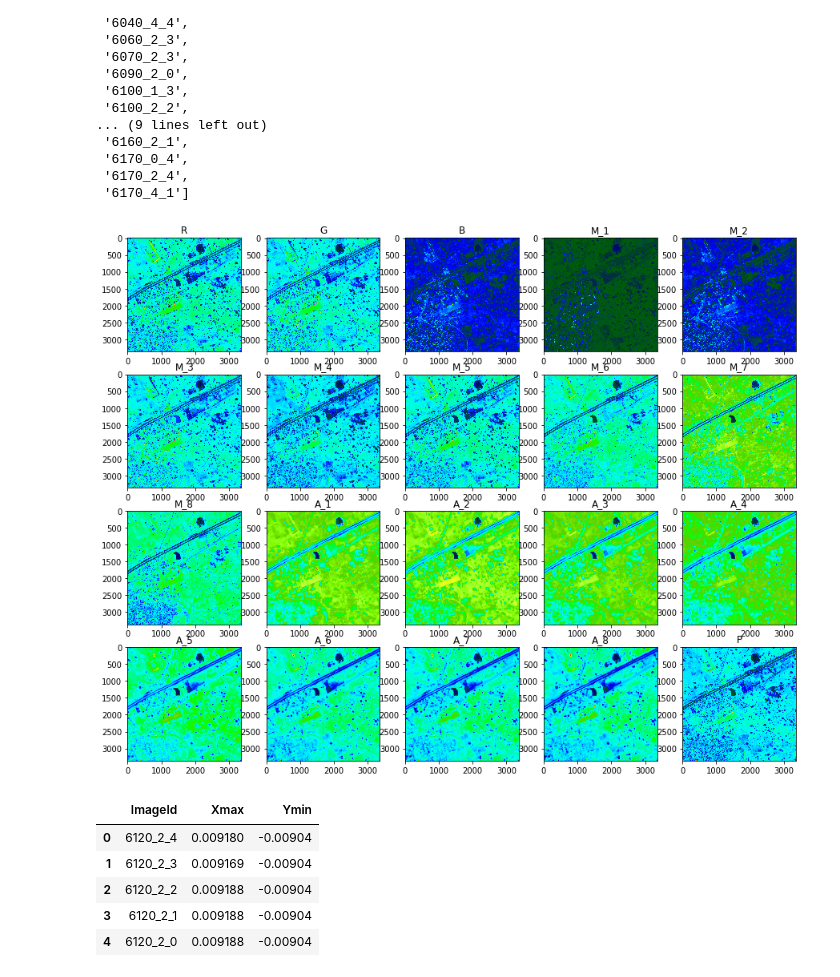
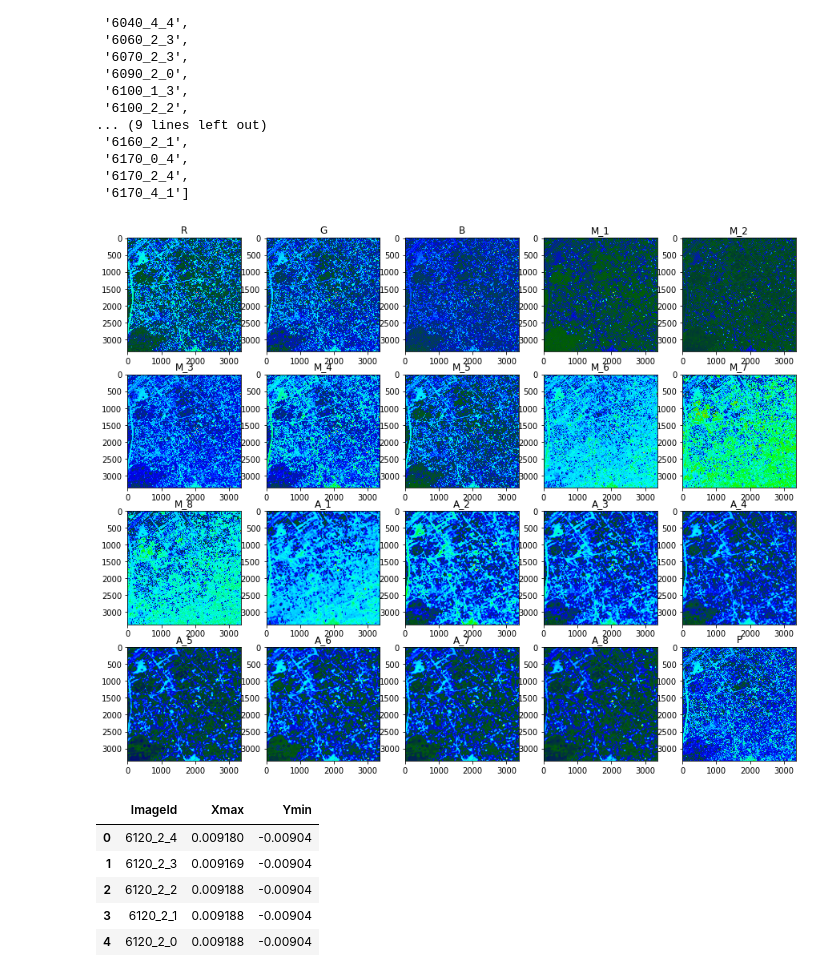
Before and after one commit to aparecidovieira/u-net, a Jupyter notebook: U-net.ipynb, the cells around one changed output. Cells and saved outputs as stored; diff of their text form; code cells hidden in the pictures.

```diff
--- a/U-net.ipynb
+++ b/U-net.ipynb
@@ -194,9 +194,9 @@ def plotImageAllBand(img_id):
         plt.title(names[i-1])
     plt.show()
 # %%
-plotImageAllBand(img_id[14])
+plotImageAllBand(img_id[12])
 # %% [output]
-[figure, old version]
+[figure, new version]
 # %%
 def convertCoordinatesToRaster(coords, img_size, xymax):
     Xmax, Ymax = xymax
```
Also changed, not shown: parts of 17 cells of this notebook.
